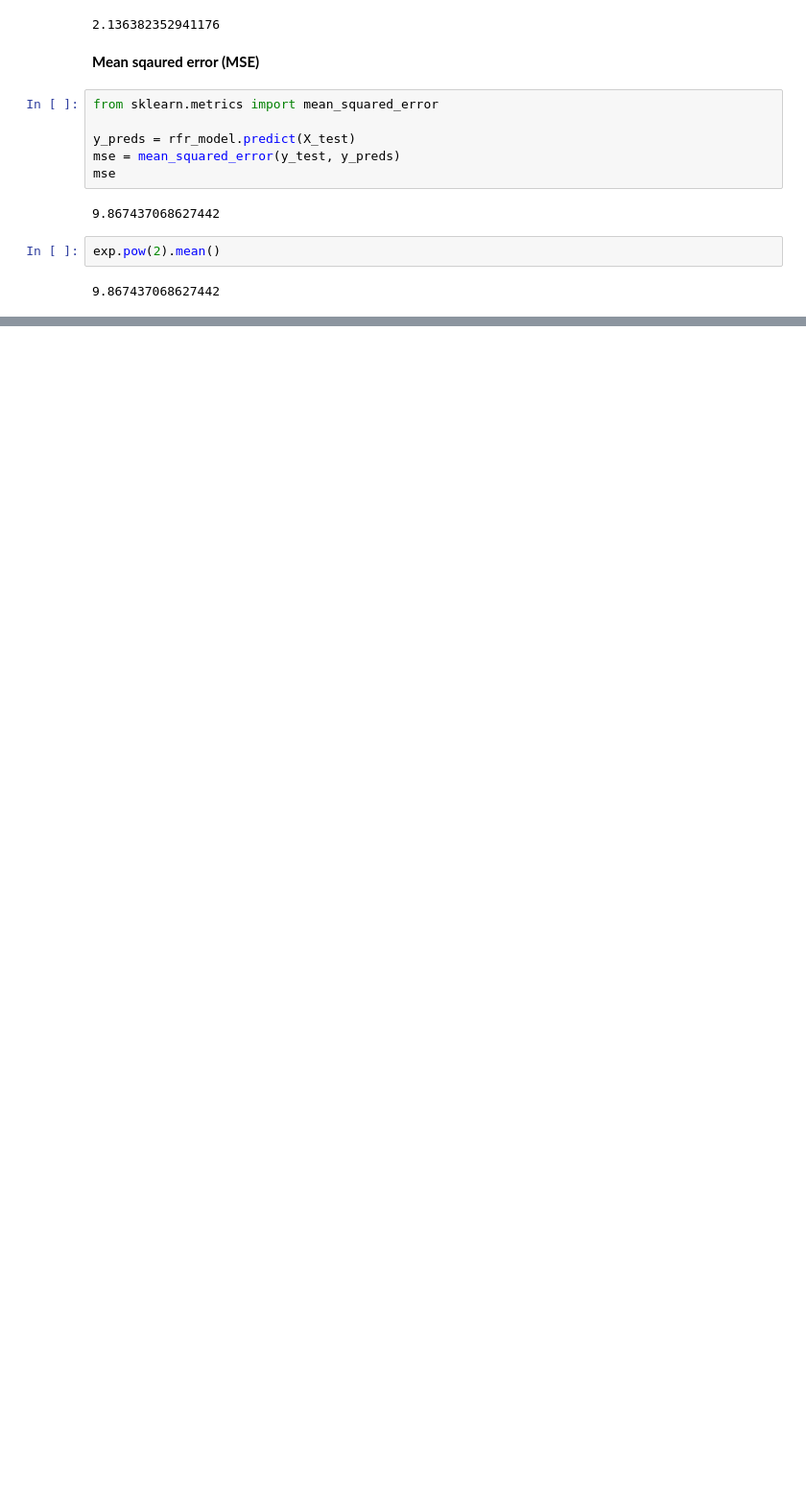
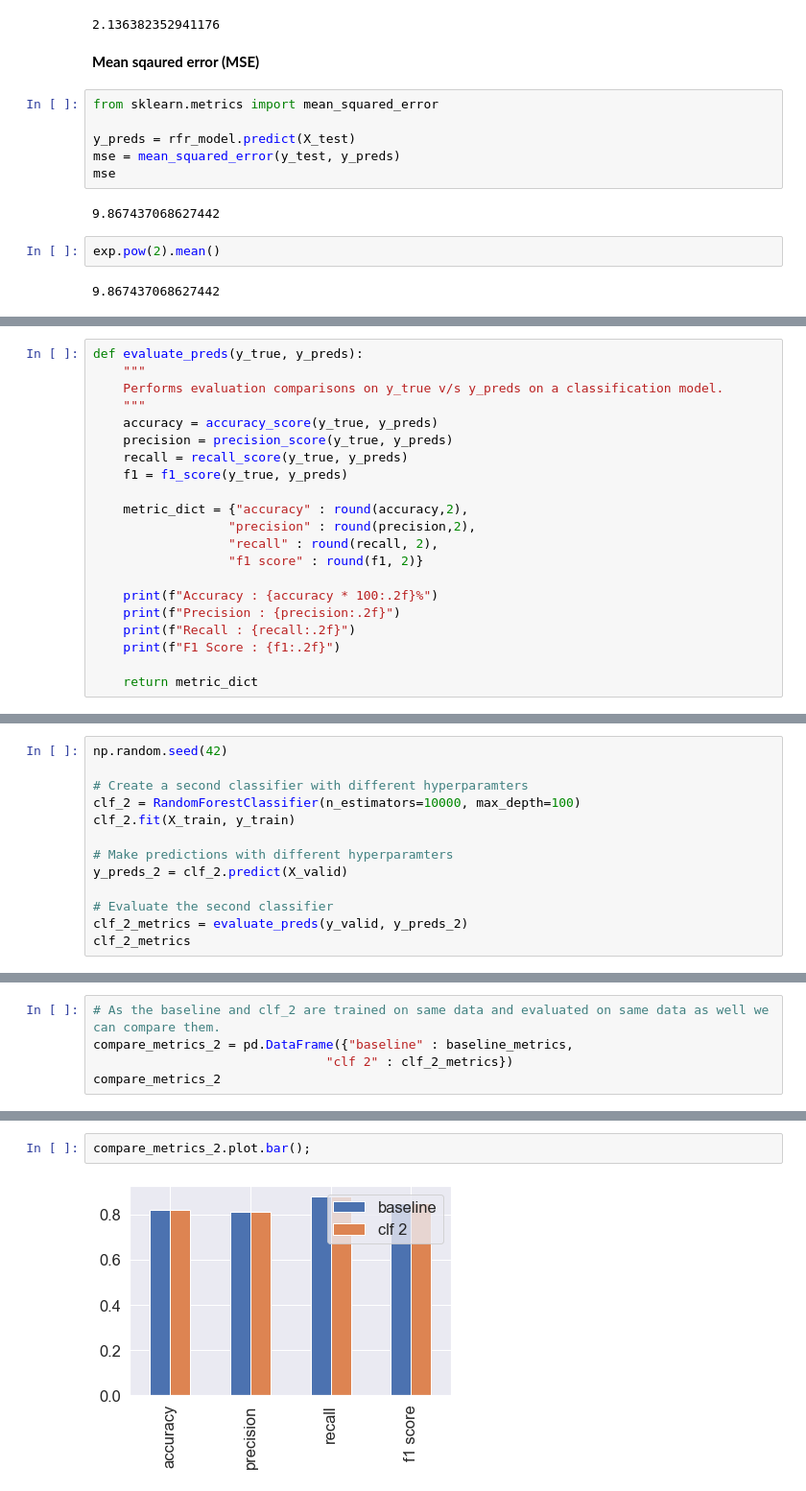
Before and after one commit to yucifer/dbourke-ml-ztm-course, a Jupyter notebook: data-science-and-ml-tools/Scikit-learn.ipynb, the cells around one changed output, grey strips where cells are left out. Shown at 96% size. Drawn from its saved outputs; the diff is of its cells as text; blank space fills up the shorter version.

```diff
--- a/data-science-and-ml-tools/Scikit-learn.ipynb
+++ b/data-science-and-ml-tools/Scikit-learn.ipynb
@@ -1430,0 +1675,21 @@ exp.pow(2).mean()
+# %%
+def evaluate_preds(y_true, y_preds):
+    """
+    Performs evaluation comparisons on y_true v/s y_preds on a classification model.
+    """
+    accuracy = accuracy_score(y_true, y_preds)
+    precision = precision_score(y_true, y_preds)
+    recall = recall_score(y_true, y_preds)
+    f1 = f1_score(y_true, y_preds)
+
+    metric_dict = {"accuracy" : round(accuracy,2),
+                  "precision" : round(precision,2),
+                  "recall" : round(recall, 2),
+                  "f1 score" : round(f1, 2)}
+
+    print(f"Accuracy : {accuracy * 100:.2f}%")
+    print(f"Precision : {precision:.2f}")
+    print(f"Recall : {recall:.2f}")
+    print(f"F1 Score : {f1:.2f}")
+
+    return metric_dict
@@ -1430,0 +1738,13 @@ exp.pow(2).mean()
+# %%
+np.random.seed(42)
+
+# Create a second classifier with different hyperparamters
+clf_2 = RandomForestClassifier(n_estimators=10000, max_depth=100)
+clf_2.fit(X_train, y_train)
+
+# Make predictions with different hyperparamters
+y_preds_2 = clf_2.predict(X_valid)
+
+# Evaluate the second classifier
+clf_2_metrics = evaluate_preds(y_valid, y_preds_2)
+clf_2_metrics
@@ -1430,0 +1932,5 @@ exp.pow(2).mean()
+# %%
+# As the baseline and clf_2 are trained on same data and evaluated on same data as well we can compare them.
+compare_metrics_2 = pd.DataFrame({"baseline" : baseline_metrics,
+                               "clf 2" : clf_2_metrics})
+compare_metrics_2
@@ -1430,0 +1947,4 @@ exp.pow(2).mean()
+# %%
+compare_metrics_2.plot.bar();
+# %% [output]
+[figure, added]
```
Also changed, not shown: parts of 92 cells of this notebook, 4 other files.
